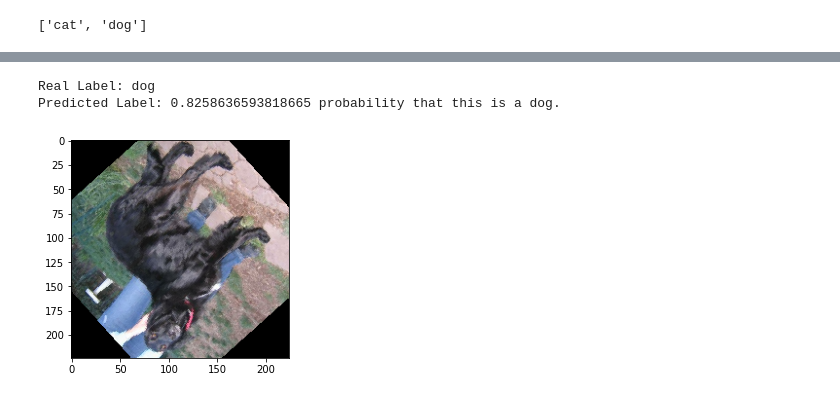
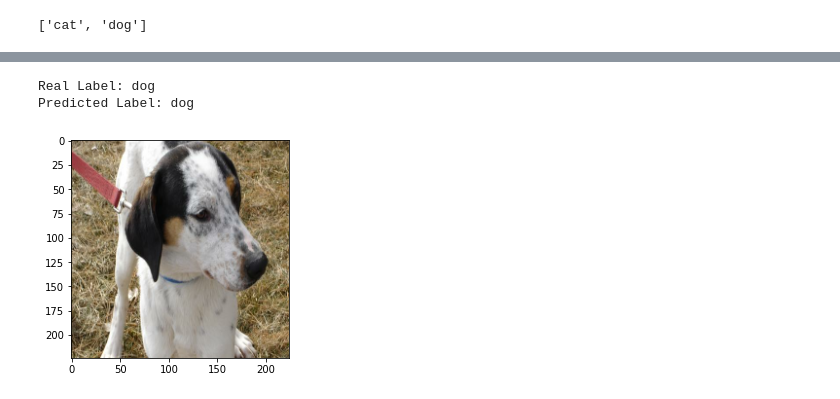
Before and after one commit to saffarizadeh/BUAN4061, a Jupyter notebook: TensorFlow_Datasets.ipynb, the cells around one changed output, grey strips where cells are left out. Cells and saved outputs as stored; diff of their text form; code cells hidden in the pictures.

```diff
--- a/TensorFlow_Datasets.ipynb
+++ b/TensorFlow_Datasets.ipynb
@@ -306,0 +331,17 @@ num = 10
+# %%
+cat_dog_model = tf.keras.Sequential([
+  tf.keras.layers.Resizing(224, 224, crop_to_aspect_ratio=True),
+  tf.keras.layers.Rescaling(1/255.),
+  tf.keras.layers.RandomFlip(),
+  tf.keras.layers.RandomRotation(40, fill_mode='nearest'),
+  hub.KerasLayer("https://tfhub.dev/google/tf2-preview/mobilenet_v2/feature_vector/4", trainable=False),
+  tf.keras.layers.Dense(1, activation='sigmoid') # you could also solve this problem with 2 nodes each of which representing a class
+])
+# %%
+cat_dog_model.compile(
+    optimizer = 'adam',
+    loss = tf.losses.BinaryCrossentropy(from_logits=False),
+    metrics=['accuracy']
+)
+# %%
+history = cat_dog_model.fit(train_examples_batches, epochs = 3, validation_data = validation_examples_batches)
@@ -307,10 +355,13 @@ num = 10
+# %%
+image_batch, label_batch = validation_examples_batches.take(1).get_single_element() # returns 1 batch of data
 # %%
-image = image_batch[num][np.newaxis,...]
-
-plt.imshow(image_batch[num])
+num = 5
+inference = (cat_dog_model.predict(image_batch[num:num+1]).item()>0.5)
+inference = classes[inference]
+plt.imshow(image_batch[num]/255)
 print(f'Real Label: {classes[label_batch[num]]}')
-print(f'Predicted Label: {float(final_cat_dog_model.predict(image))} probability that this is a dog (vs. cat).')
+print(f'Predicted Label: {inference}')
 # %% [output]
 Real Label: dog
-Predicted Label: 0.8258636593818665 probability that this is a dog.
+Predicted Label: dog
-[figure, old version]
+[figure, new version]
```
Also changed, not shown: parts of 51 cells of this notebook.
